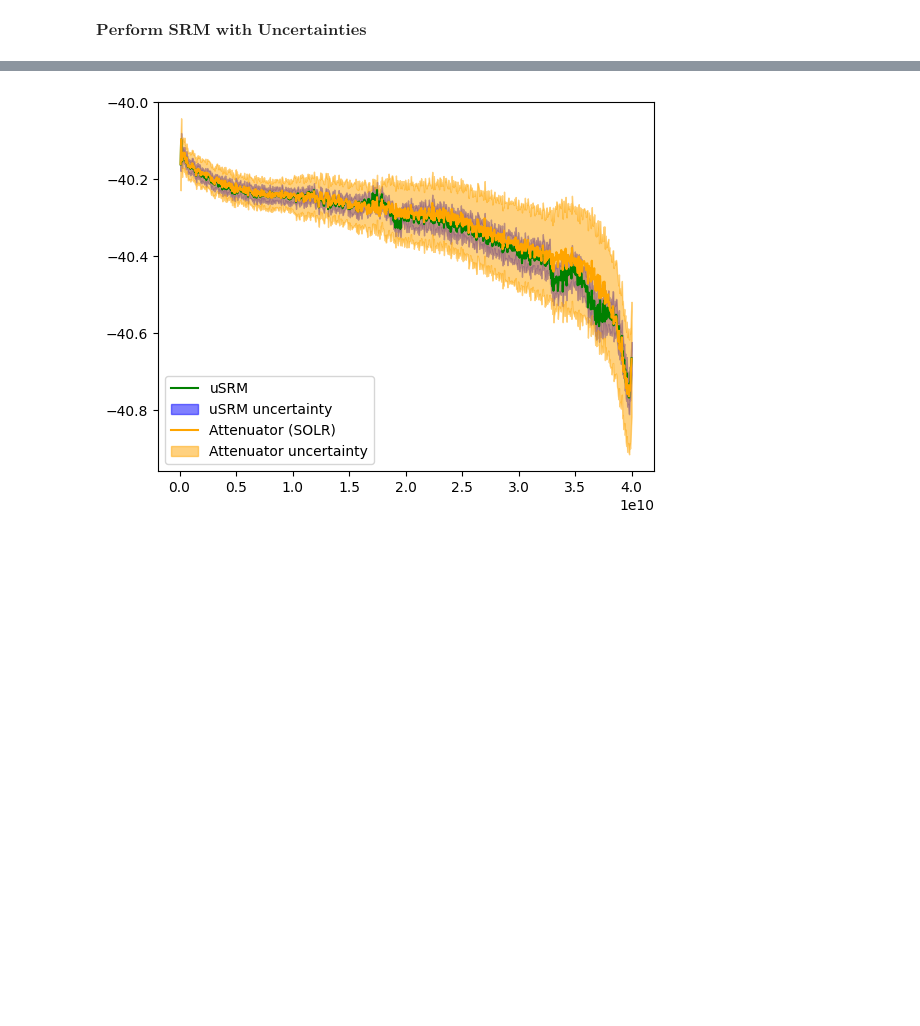
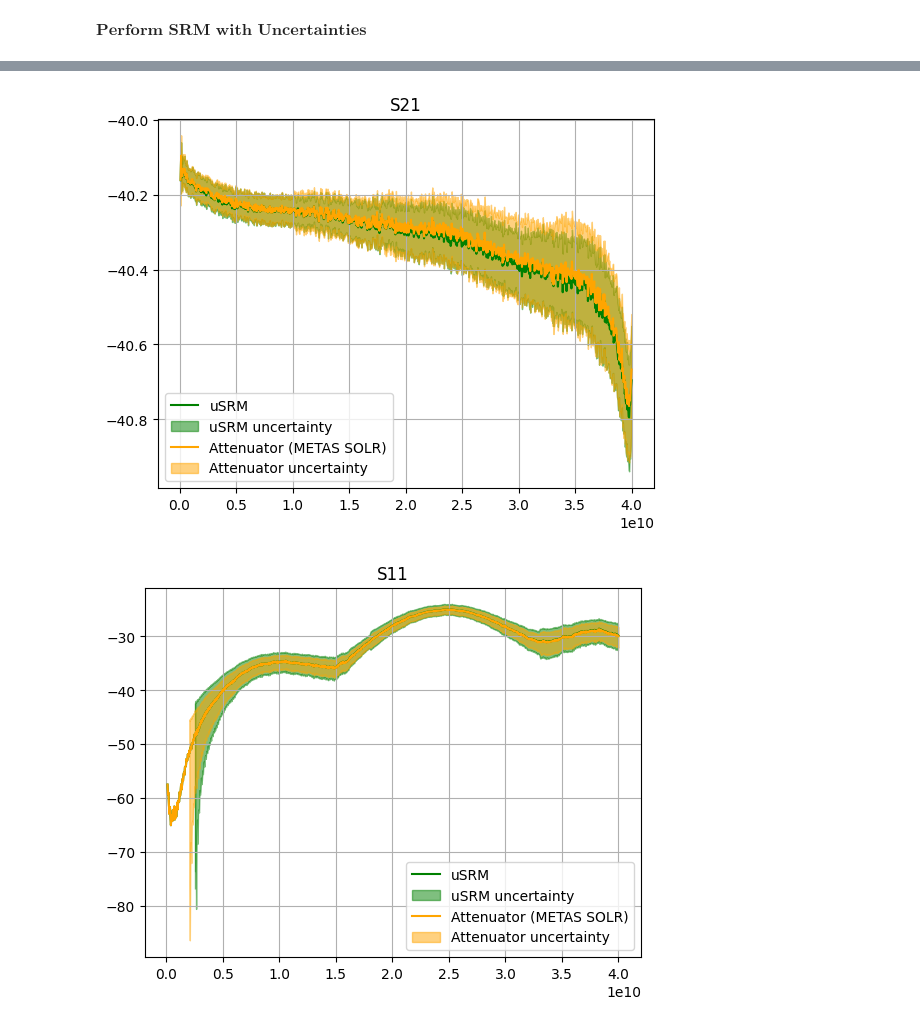
Before and after one commit to leb99-tug/SRM-linear-uncertainty-propagation, a Jupyter notebook: Example_Koax.ipynb, the cells around one changed output, grey strips where cells are left out. Drawn from its saved outputs; the diff is of its cells as text; code cells hidden in the pictures; blank space fills up the shorter version.

```diff
--- a/Example_Koax.ipynb
+++ b/Example_Koax.ipynb
@@ -265,7 +282,7 @@ open_est = 1*np.ones(len(freq))
 unc_network_open_p1 = np.zeros((len(freq),2,2),dtype=complex)
 
 for i in range(len(freq)):
-    g   = inv_propagate_one_port([D[i], R[i]],munc.ucomplex(open_est[i]),a[i], port="A")
+    g   = inv_propagate_one_port([D[i], C[i], R[i]],munc.ucomplex(open_est[i]),a[i], port="A")
     g_tot = forward_one_port([N_L[i]], g, port="A")
     unc_network_open_p1[i] = cov_of_scalar(g_tot)
 # %%
@@ -277,9 +294,23 @@ match_est = rf.Network('Reference_Standards/Match_F.s1p')['0-40GHz'].s[:,0,0]
 unc_network_match_p1 = np.zeros((len(freq),2,2),dtype=complex)
 
 for i in range(len(freq)):
-    g   = inv_propagate_one_port([D[i], R[i]],munc.ucomplex(match_est[i]),a[i], port="A")
+    g   = inv_propagate_one_port([D[i], C[i], R[i]],munc.ucomplex(match_est[i]),a[i], port="A")
     g_tot = forward_one_port([N_L[i]], g, port="A")
     unc_network_match_p1[i] = cov_of_scalar(g_tot)
+# %%
+# Network
+
+P = np.array([[0,1],[1,0]])
+
+# Inverse propagation of the contributors for each frequency point 2-Port for reciprocal Standard
+unc_network = np.zeros((len(freq),8,8),dtype=complex)
+for i in range(len(freq)):
+    Da, Ca, Ra = D[i], C[i], R[i]               # Port-A
+    Db, Cb, Rb = D[i], C[i], R[i]               # Port-B
+    Db = P @ Db @ P                     # Port-B- is flipped
+    m = inv_propagate_all_contributors([Da, Ca, Ra], [Rb, Cb, Db],a[i], b[i], k[i],mid_S=None)
+    m_tot = forward_two_port([N_L[i]],m)
+    unc_network[i] = cov_of_2x2(m_tot)
 # %%
 M_raw = np.zeros((len(freq),2,2),dtype=munc.ucomplex)
 
@@ -323,14 +334,14 @@ $\textbf{Perform SRM with Uncertainties}$
 calSRM = uSRM(symmetric=[short_p1,short_p2, open_p1, open_p2, load_p1, load_p2],
             est_symmetric=[short_est_2p,  open_est_2p, match_est_2p],
             reciprocal=reciprocal,est_reciprocal=reciprocal_est,
-            reciprocal_GammaA = [recipocal_short_p1.s11, recipocal_open_p1.s11, recipocal_load_p1.s11],
+            reciprocal_GammaA = [recipocal_short_p1, recipocal_open_p1, recipocal_load_p1],
             matchA=load_p1, matchB=load_p2,
-            matchA_def=match_est_2p.s11, matchB_def=match_est_2p.s22,
+            matchA_def=match_def, matchB_def=match_def,
             switch_term_fw=FWST.s11, switch_term_bw=RWST.s11,
             usymmetric=[unc_short_p1,unc_short_p2, unc_open_p1, unc_open_p2, unc_match_p1, unc_match_p2],
-            ureciprocal=u_reciprocal,
+            ureciprocal=unc_network,
             ureciprocal_GammaA=[unc_network_short_p1, unc_network_open_p1, unc_network_match_p1],
-            umatchA_def=u_match_def, umatchB_def=u_match_def,
+            umatchA_def=unc_match_def, umatchB_def=unc_match_def,
             umatchA=unc_match_p1, umatchB=unc_match_p2,
             usw_fw=u_switch_term, usw_bw=u_switch_term)
 # %%
@@ -362,13 +372,25 @@ ref_solr = extract_table("Attenuator.tex")
 # %%
 DUT1,unc = calSRM.u_apply_cal(attenuator)
 
 plt.figure()
+plt.title('S21')
+plt.plot(freq.f, 20*np.log10(np.abs(DUT1.to_dataframe('s')['s 21'])),label='uSRM',color='green')
+plt.fill_between(freq.f, (20*np.log10(np.abs(DUT1.to_dataframe('s')['s 21'])-(np.abs(unc[:,1,0])))), (20*np.log10(np.abs(DUT1.to_dataframe('s')['s 21'])+(np.abs(unc[:,1,0])))), color='green', alpha=0.5, label='uSRM uncertainty')
+plt.plot(freq.f, 20*np.log10(np.abs(ref_solr[:, 5]+1j*ref_solr[:, 7])),label='Attenuator (METAS SOLR)',color='orange')
+plt.fill_between(freq.f, (20*np.log10(np.abs(ref_solr[:, 5]+1j*ref_solr[:, 7])-(np.abs(ref_solr[:, 6]+1j*ref_solr[:, 8])))), (20*np.log10(np.abs(ref_solr[:, 5]+1j*ref_solr[:, 7])+(np.abs(ref_solr[:, 6]+1j*ref_solr[:, 8])))), color='orange', alpha=0.5, label='Attenuator uncertainty')
+plt.grid()
+plt.legend()
 
-plt.plot(freq.f, 20*np.log10(np.abs(DUT1.to_dataframe('s')['s 21'])),label='uSRM',color='green')
-plt.fill_between(freq.f, (20*np.log10(np.abs(DUT1.to_dataframe('s')['s 21'])-(np.abs(unc[:,1,0])))), (20*np.log10(np.abs(DUT1.to_dataframe('s')['s 21'])+(np.abs(unc[:,1,0])))), color='blue', alpha=0.5, label='uSRM uncertainty')
-plt.plot(freq.f, 20*np.log10(np.abs(ref_solr[:, 5]+1j*ref_solr[:, 7])),label='Attenuator (SOLR)',color='orange')
-plt.fill_between(freq.f, (20*np.log10(np.abs(ref_solr[:, 5]+1j*ref_solr[:, 7])-(np.abs(ref_solr[:, 6]+1j*ref_solr[:, 8])))), (20*np.log10(np.abs(ref_solr[:, 5]+1j*ref_solr[:, 7])+(np.abs(ref_solr[:, 6]+1j*ref_solr[:, 8])))), color='orange', alpha=0.5, label='Attenuator uncertainty')
+plt.figure()
+plt.title('S11')
+plt.plot(freq.f, 20*np.log10(np.abs(DUT1.to_dataframe('s')['s 11'])),label='uSRM',color='green')
+plt.fill_between(freq.f, (20*np.log10(np.abs(DUT1.to_dataframe('s')['s 11'])-(np.abs(unc[:,0,0])))), (20*np.log10(np.abs(DUT1.to_dataframe('s')['s 11'])+(np.abs(unc[:,0,0])))), color='green', alpha=0.5, label='uSRM uncertainty')
+plt.plot(freq.f, 20*np.log10(np.abs(ref_solr[:, 1]+1j*ref_solr[:, 3])),label='Attenuator (METAS SOLR)',color='orange')
+plt.fill_between(freq.f, (20*np.log10(np.abs(ref_solr[:, 1]+1j*ref_solr[:, 3])-(np.abs(ref_solr[:, 2]+1j*ref_solr[:, 4])))), (20*np.log10(np.abs(ref_solr[:, 1]+1j*ref_solr[:, 3])+(np.abs(ref_solr[:, 2]+1j*ref_solr[:, 4])))), color='orange', alpha=0.5, label='Attenuator uncertainty')
+plt.grid()
 plt.legend()
+
 plt.show()
 # %% [output]
-[figure, old version]
+[figure, new version]
+[figure, added]
```
Also changed, not shown: parts of 11 cells of this notebook, 3 other files.
